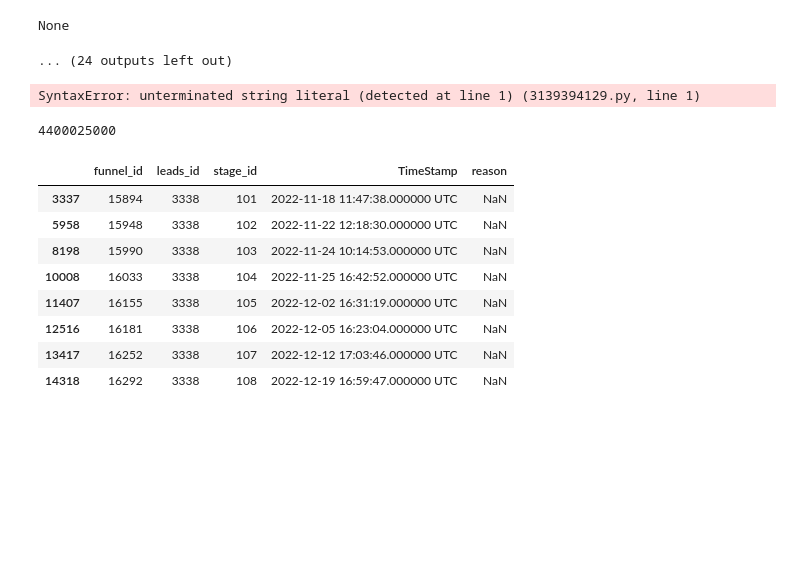
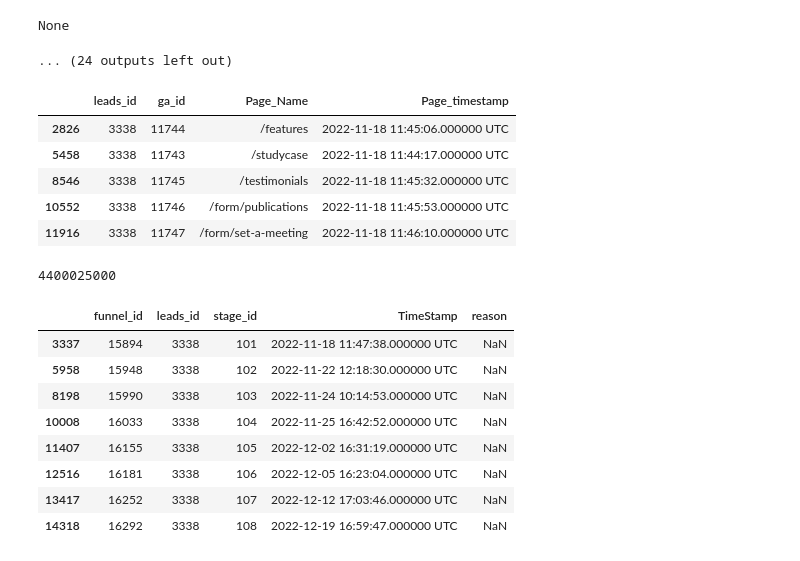
Before and after one commit to AdityaGita/da_saas_b4_labs, a Jupyter notebook: saas_analysis.ipynb, the cells around one changed output. Cells and saved outputs as stored; diff of their text form; code cells hidden in the pictures; blank space fills up the shorter version.

```diff
--- a/saas_analysis.ipynb
+++ b/saas_analysis.ipynb
@@ -104,9 +104,14 @@ memory usage: 176.0+ bytes
 None
 ... (24 outputs left out)
 # %%
-google_analytics[google_analytics["leads_id"]==3338"]
+google_analytics[google_analytics["leads_id"]==3338]
 # %% [output]
-SyntaxError: unterminated string literal (detected at line 1) (3139394129.py, line 1)
+|  | leads_id | ga_id | Page_Name | Page_timestamp |
+| 2826 | 3338 | 11744 | /features | 2022-11-18 11:45:06.000000 UTC |
+| 5458 | 3338 | 11743 | /studycase | 2022-11-18 11:44:17.000000 UTC |
+| 8546 | 3338 | 11745 | /testimonials | 2022-11-18 11:45:32.000000 UTC |
+| 10552 | 3338 | 11746 | /form/publications | 2022-11-18 11:45:53.000000 UTC |
+| 11916 | 3338 | 11747 | /form/set-a-meeting | 2022-11-18 11:46:10.000000 UTC |
 # %%
 (contracts["user_price"]*contracts["number_of_employee"]).sum()
 # %% [output]
```
